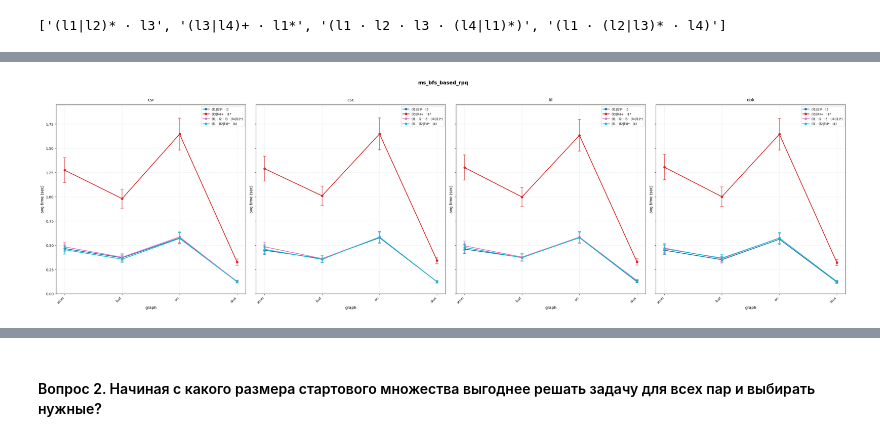
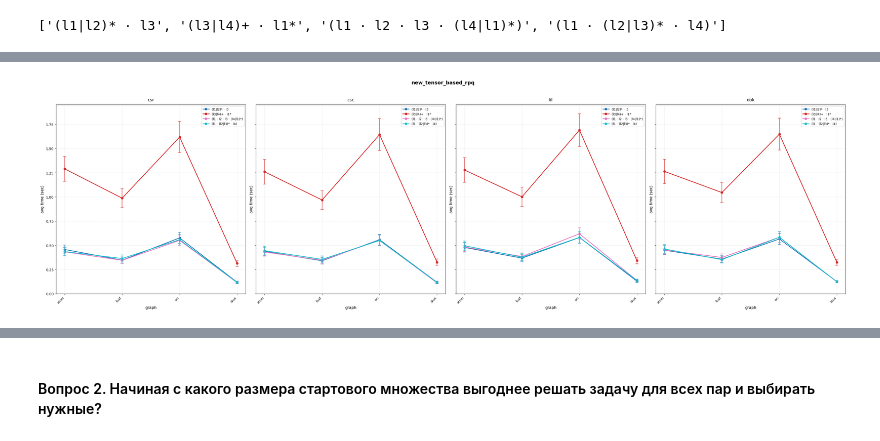
Before and after one commit to ksenmel/formal-lang-course, a Jupyter notebook: project/task5.ipynb, the cells around one changed output, grey strips where cells are left out. Saved outputs shown, nothing was run; the diff lists cells and outputs as text; code cells hidden in the pictures.

```diff
--- a/project/task5.ipynb
+++ b/project/task5.ipynb
@@ -717,10 +804,16 @@ def new_tensor_based_rpq(
 # %%
-def new_run(graph, regex, matrix):
+def new_run(method, graph, regex, matrix):
     times = []
 
     for _ in range(NUM_RUNS):
         start_time = time.time()
-        new_tensor_based_rpq(regex, graph, graph.nodes, graph.nodes, matrix)
+        if method == "new_tensor_based_rpq":
+            new_tensor_based_rpq(regex, graph, graph.nodes, graph.nodes, matrix)
+        elif method == "new_ms_bfs_based_rpq":
+            new_ms_bfs_based_rpq(regex, graph, graph.nodes, graph.nodes, matrix)
+        else:
+            raise Exception("this algorithm is not supported")
+
 
         final_time = time.time()
         times.append(final_time - start_time)
@@ -792,7 +890,8 @@ new_df
 # %%
-method_data_all = (
-    new_df  # Use the entire dataframe if it only contains this method's data
-)
+# new_tensor_based_rpq
+
+METHOD_NAME = "new_tensor_based_rpq"
+method_data_all = new_df[new_df["method"] == METHOD_NAME]
 
 regex_colors = plt.cm.tab10(np.linspace(0, 1, len(DF_REGEX)))
 graph_names = list(graphs.keys())
@@ -836,31 +935,102 @@ for idx, matrix_type in enumerate(sparse_formats):
             markersize=6,
         )
         ax.errorbar(
             x_vals,
             y_vals,
             yerr=yerr_vals,
             fmt="none",
             ecolor=color,
             alpha=0.7,
             capsize=4,
             capthick=1.5,
             zorder=2,
         )
 
     ax.set_title(f"{matrix_type}", fontsize=12, pad=10)
     ax.set_xlabel("graph", fontsize=11)
     ax.set_ylabel("avg time (sec)", fontsize=11)
     ax.legend(loc="best", fontsize=9)
     ax.grid(True, linestyle=":", alpha=0.6, zorder=0)
     ax.set_xticks(range(len(graph_names)))
     ax.set_xticklabels(graph_names, rotation=45, ha="right", fontsize=9)
 
     if all_y_vals:
         y_min, y_max = min(all_y_vals), max(all_y_vals)
         y_range = y_max - y_min
         ax.set_ylim(max(0, y_min - y_range * 0.1), y_max + y_range * 0.2)
 
 plt.tight_layout()
 plt.show()
+
+# new_ms_bfs_based_rpq
+
+METHOD_NAME = "new_ms_bfs_based_rpq"
+method_data_all = new_df[new_df["method"] == METHOD_NAME]
+
+fig, axes = plt.subplots(
+    1, len(sparse_formats), figsize=(8 * len(sparse_formats), 9), sharey=True
+)
+fig.suptitle(METHOD_NAME, fontsize=14, fontweight="bold", y=1.02)
+
+for idx, matrix_type in enumerate(sparse_formats):
+    ax = axes[idx]
+    matrix_data = method_data_all[method_data_all["matrix"] == matrix_type]
+    all_y_vals = []
+
+    for regex_idx, regex in enumerate(DF_REGEX):
+        regex_data = matrix_data[matrix_data["regex_template"] == regex]
+        x_vals, y_vals, yerr_vals = [], [], []
+
+        for g_idx, graph_name in enumerate(graph_names):
+            row = regex_data[regex_data["graph"] == graph_name]
+            if not row.empty:
+                mean_time = row["avg_time"].iloc[0]
+                x_vals.append(g_idx)
+                y_vals.append(mean_time)
+                yerr_vals.append(mean_time * 0.1)
+
+        if not x_vals:
+            continue
+
+        all_y_vals.extend(y_vals)
+        color = regex_colors[regex_idx]
+        ax.plot(
+            x_vals,
+            y_vals,
+            marker="o",
+            linestyle="-",
+            color=color,
+            label=regex,
+            zorder=1,
+            linewidth=2,
+            markersize=6,
+        )
+        ax.errorbar(
+            x_vals,
+            y_vals,
+            yerr=yerr_vals,
+            fmt="none",
+            ecolor=color,
+            alpha=0.7,
+            capsize=4,
+            capthick=1.5,
+            zorder=2,
+        )
+
+    ax.set_title(f"{matrix_type}", fontsize=12, pad=10)
+    ax.set_xlabel("graph", fontsize=11)
+    ax.set_ylabel("avg time (sec)", fontsize=11)
+    ax.legend(loc="best", fontsize=9)
+    ax.grid(True, linestyle=":", alpha=0.6, zorder=0)
+    ax.set_xticks(range(len(graph_names)))
+    ax.set_xticklabels(graph_names, rotation=45, ha="right", fontsize=9)
+
+    if all_y_vals:
+        y_min, y_max = min(all_y_vals), max(all_y_vals)
+        y_range = y_max - y_min
+        ax.set_ylim(max(0, y_min - y_range * 0.1), y_max + y_range * 0.2)
+
+plt.tight_layout()
+plt.show()
 # %% [output]
-[figure, old version]
+[figure, new version]
```
Also changed, not shown: parts of 20 cells of this notebook.
